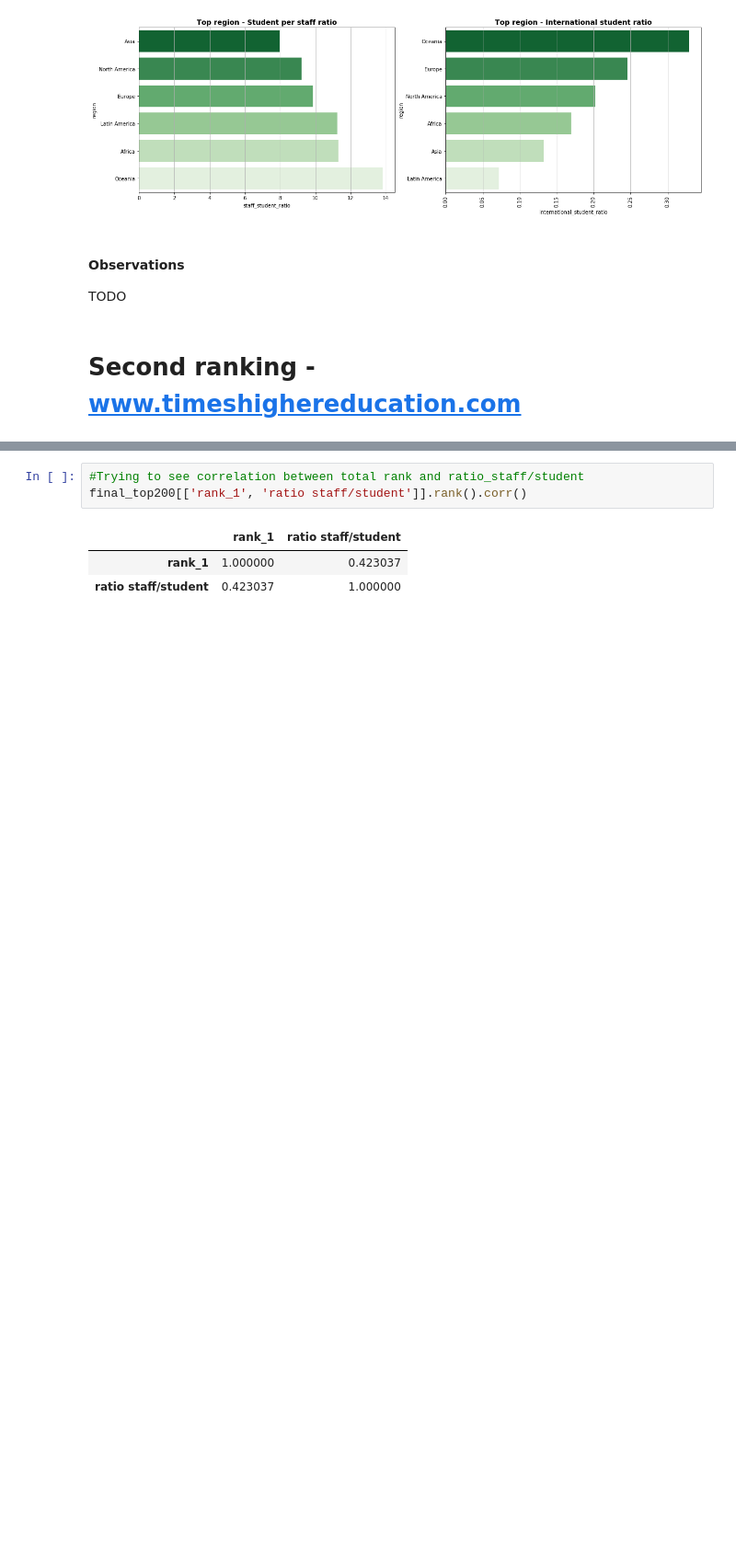
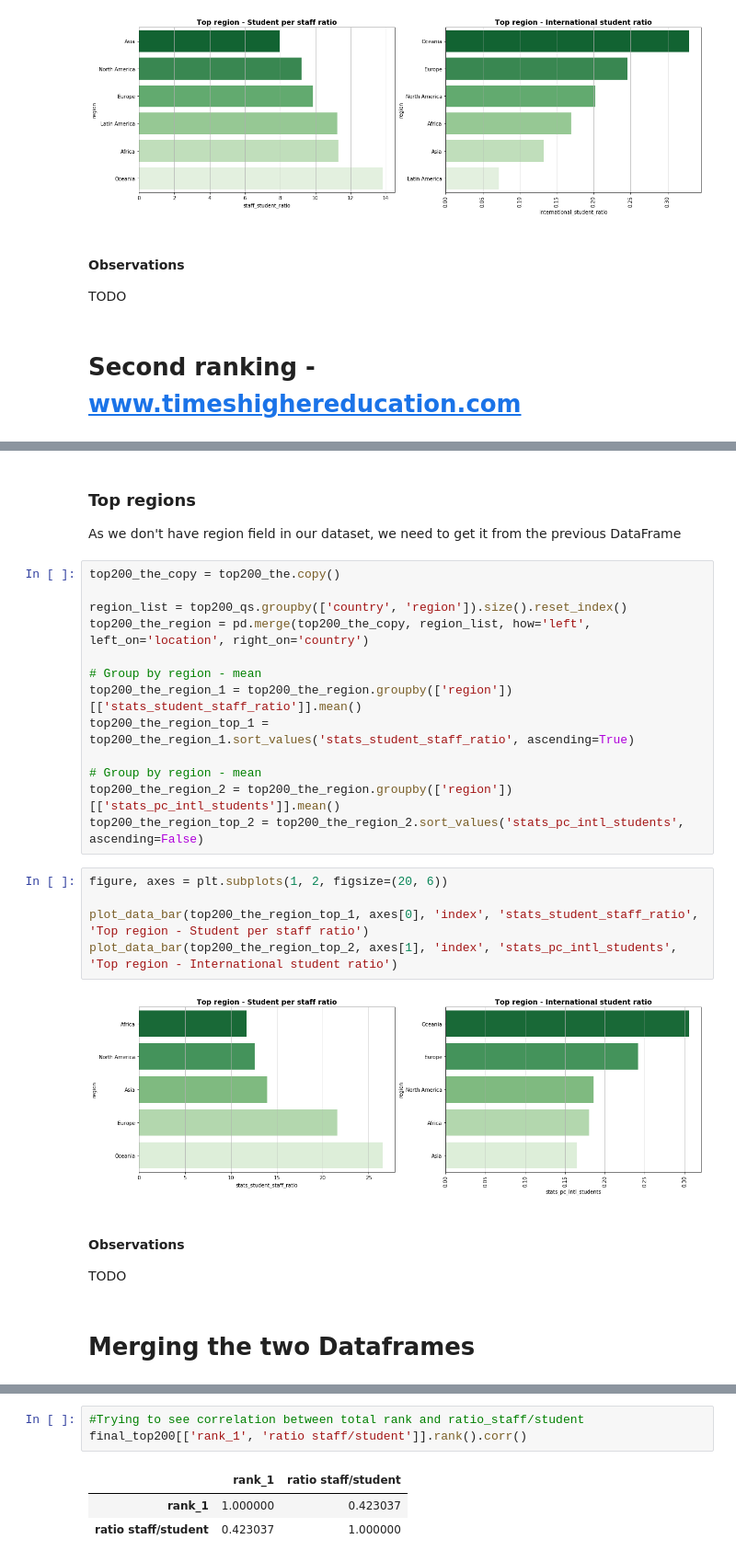
Before and after one commit to MsSquirrel/ADA---MAK, a Jupyter notebook: Homework 2/alex/Homework 2.ipynb, the cells around one changed output, grey strips where cells are left out. Shown: that part at 92% size. Drawn from its saved outputs; the diff is of its cells as text; blank space fills up the shorter version.

```diff
--- a/Homework 2/alex/Homework 2.ipynb
+++ b/Homework 2/alex/Homework 2.ipynb
@@ -366,0 +228,28 @@ final_top200
+# %% [markdown]
+### Top regions
+As we don't have region field in our dataset, we need to get it from the previous DataFrame
+# %%
+top200_the_copy = top200_the.copy()
+
+region_list = top200_qs.groupby(['country', 'region']).size().reset_index()
+top200_the_region = pd.merge(top200_the_copy, region_list, how='left', left_on='location', right_on='country')
+
+# Group by region - mean
+top200_the_region_1 = top200_the_region.groupby(['region'])[['stats_student_staff_ratio']].mean()
+top200_the_region_top_1 = top200_the_region_1.sort_values('stats_student_staff_ratio', ascending=True)
+
+# Group by region - mean
+top200_the_region_2 = top200_the_region.groupby(['region'])[['stats_pc_intl_students']].mean()
+top200_the_region_top_2 = top200_the_region_2.sort_values('stats_pc_intl_students', ascending=False)
+# %%
+figure, axes = plt.subplots(1, 2, figsize=(20, 6))
+
+plot_data_bar(top200_the_region_top_1, axes[0], 'index', 'stats_student_staff_ratio', 'Top region - Student per staff ratio')
+plot_data_bar(top200_the_region_top_2, axes[1], 'index', 'stats_pc_intl_students', 'Top region - International student ratio')
+# %% [output]
+[figure, added]
+# %% [markdown]
+#### Observations
+TODO
+# %% [markdown]
+# Merging the two Dataframes
```
Also changed, not shown: parts of 33 cells of this notebook.
